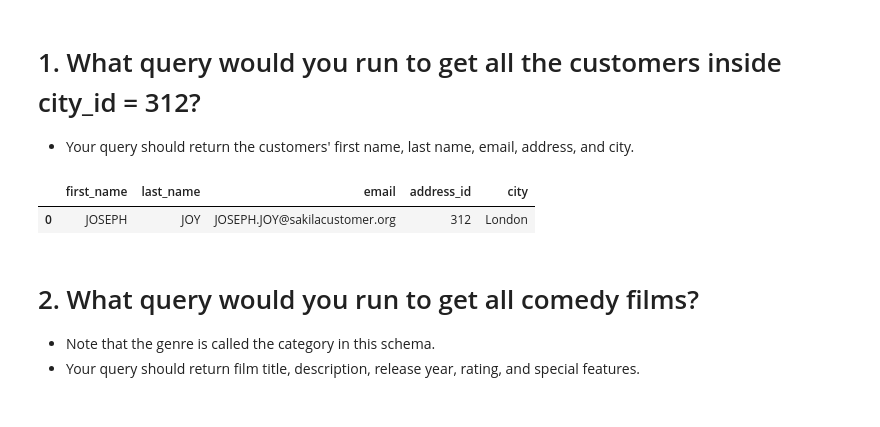
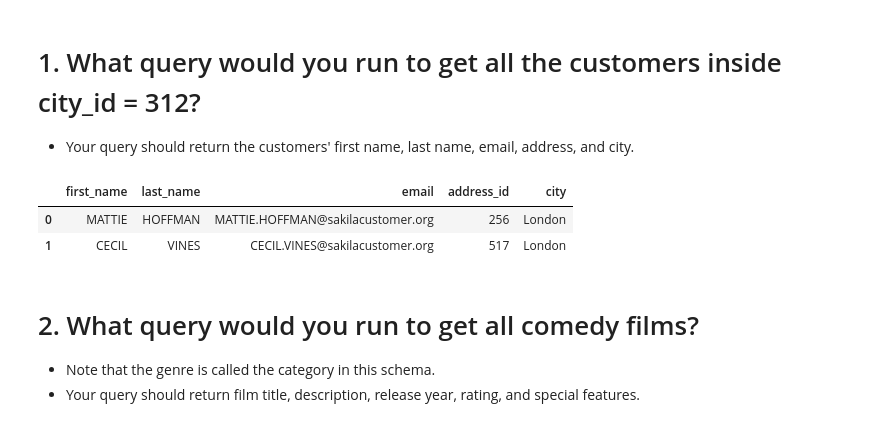
Before and after one commit to jonnunez92/-Core2--Queries--Sakila, a Jupyter notebook: (Core2) Queries - Sakila - Jonathan Nunez.ipynb, the cells around one changed output. Cells and saved outputs as stored; diff of their text form; code cells hidden in the pictures.

```diff
--- a/(Core2) Queries - Sakila - Jonathan Nunez.ipynb
+++ b/(Core2) Queries - Sakila - Jonathan Nunez.ipynb
@@ -27,18 +27,19 @@ Engine(mysql+pymysql://root:***@localhost/sakila)
 # %%
 q1 = """
 
 SELECT c.first_name, c.last_name, c.email,
 	c.address_id, ct.city
 FROM customer as c
 JOIN address AS a ON c.address_id = a.address_id
-JOIN city AS ct ON ct.city_id = a.address_id
+JOIN city AS ct ON ct.city_id = a.city_id
 WHERE ct.city_id = '312';
 
 """
 pd.read_sql(q1, engine)
 # %% [output]
 |  | first_name | last_name | email | address_id | city |
-| 0 | JOSEPH | JOY | JOSEPH.JOY@sakilacustomer.org | 312 | London |
+| 0 | MATTIE | HOFFMAN | MATTIE.HOFFMAN@sakilacustomer.org | 256 | London |
+| 1 | CECIL | VINES | CECIL.VINES@sakilacustomer.org | 517 | London |
 # %% [markdown]
 # 2. What query would you run to get all comedy films?
 - Note that the genre is called the category in this schema.
```
